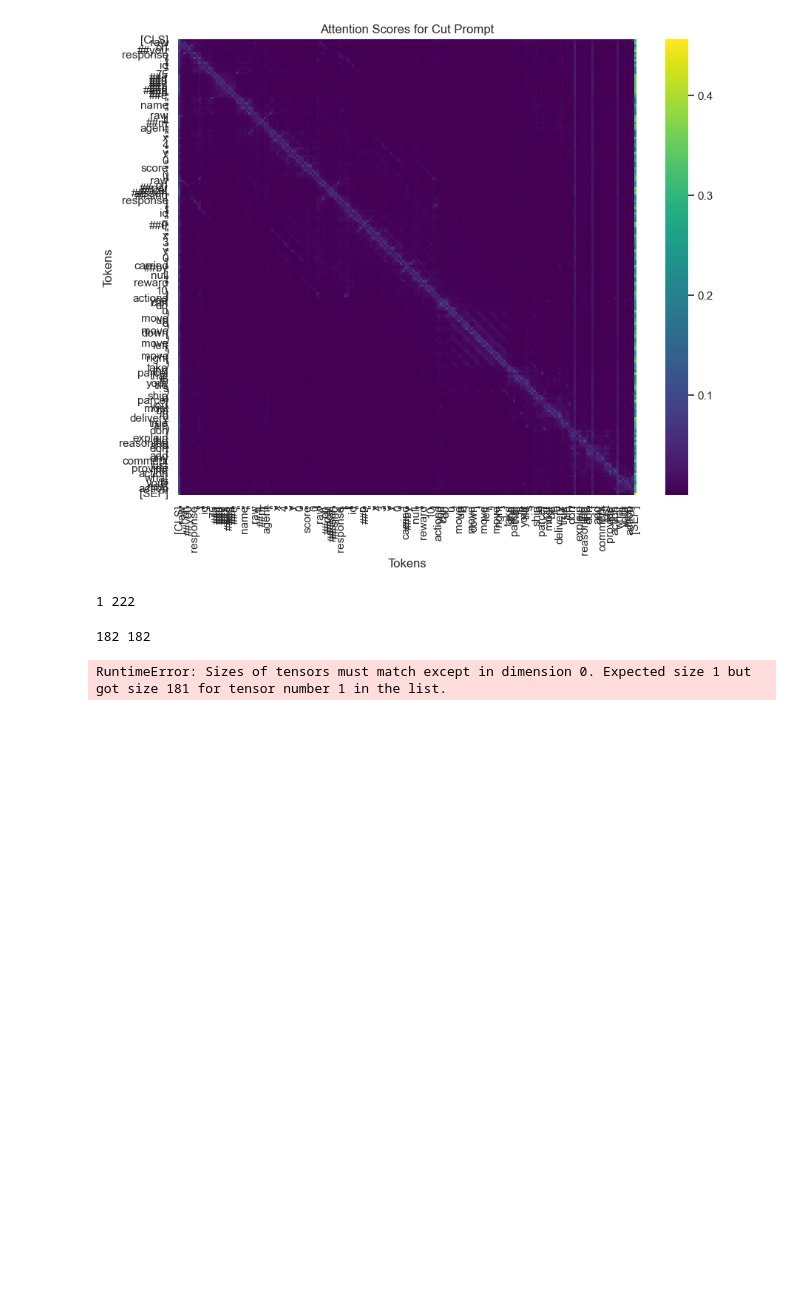
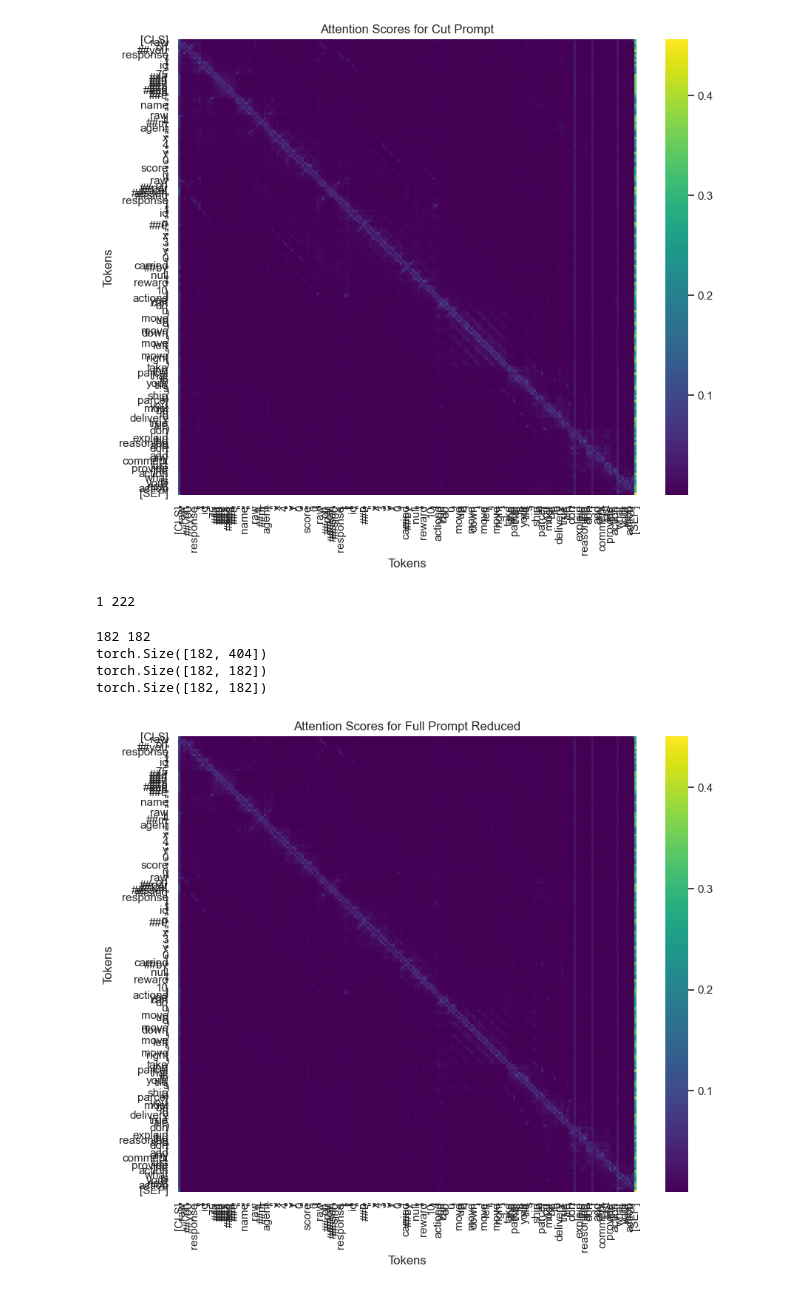
Before and after one commit to davidemodolo/LLMs_for_Agent_Planning, a Jupyter notebook: data_and_results/attention_visualizer/attention_visualize.ipynb, the cells around one changed output. Cells and saved outputs as stored; diff of their text form; code cells hidden in the pictures; blank space fills up the shorter version.

```diff
--- a/data_and_results/attention_visualizer/attention_visualize.ipynb
+++ b/data_and_results/attention_visualizer/attention_visualize.ipynb
@@ -72,9 +72,17 @@ tokens_full_reduced = tokens_full[:start_i_to_remove] + tokens_full[end_i_to_rem
 # %%
 print(len(tokens_full_reduced), len(tokens_cut))
 # remove all the attention relative to the removed tokens so that the two attentions have the same length
 avg_attentions_full_reduced = torch.cat((avg_attentions_full[:start_i_to_remove], avg_attentions_full[end_i_to_remove+1:]))
 print(avg_attentions_full_reduced.shape)
 print(avg_attentions_cut.shape)
+# from the second dimension, remove the attention relative to the removed tokens
+avg_attentions_full_reduced = torch.cat((avg_attentions_full_reduced[:, :start_i_to_remove], avg_attentions_full_reduced[:, end_i_to_remove+1:]), dim=1)
+print(avg_attentions_full_reduced.shape)
+
+plot_attention(avg_attentions_full_reduced, tokens_full_reduced, 'Attention Scores for Full Prompt Reduced')
 # %% [output]
 182 182
+torch.Size([182, 404])
+torch.Size([182, 182])
+torch.Size([182, 182])
-RuntimeError: Sizes of tensors must match except in dimension 0. Expected size 1 but got size 181 for tensor number 1 in the list.
+[figure, added]
```
Also changed, not shown: parts of 1 cell of this notebook.
